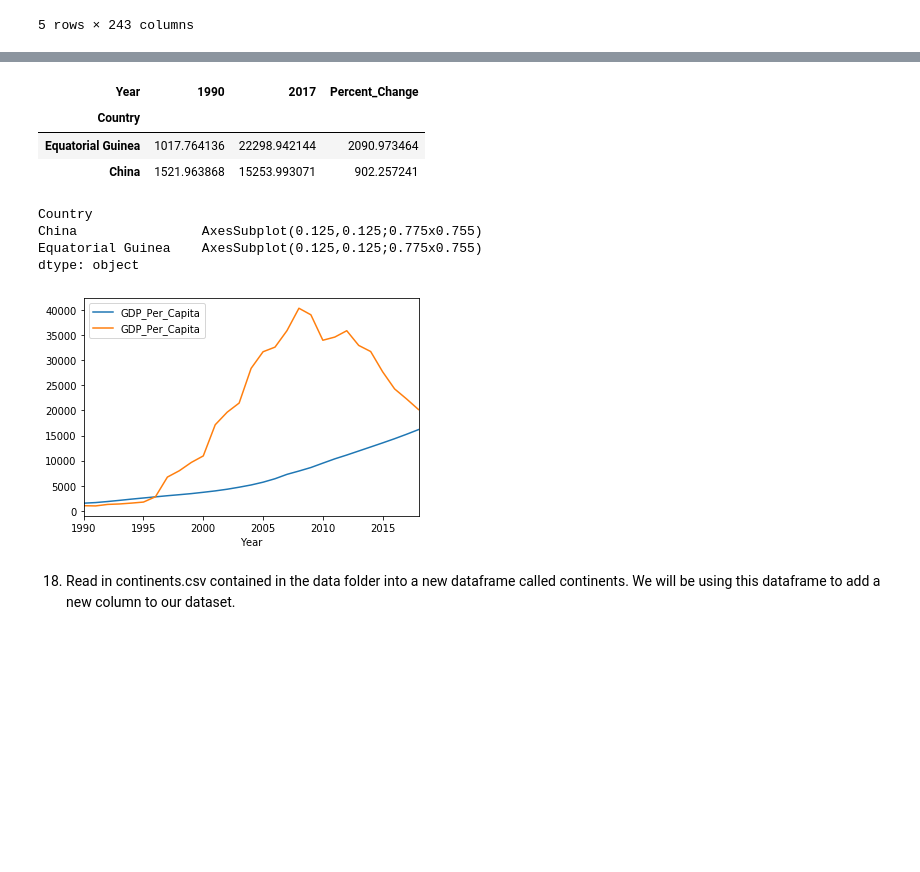
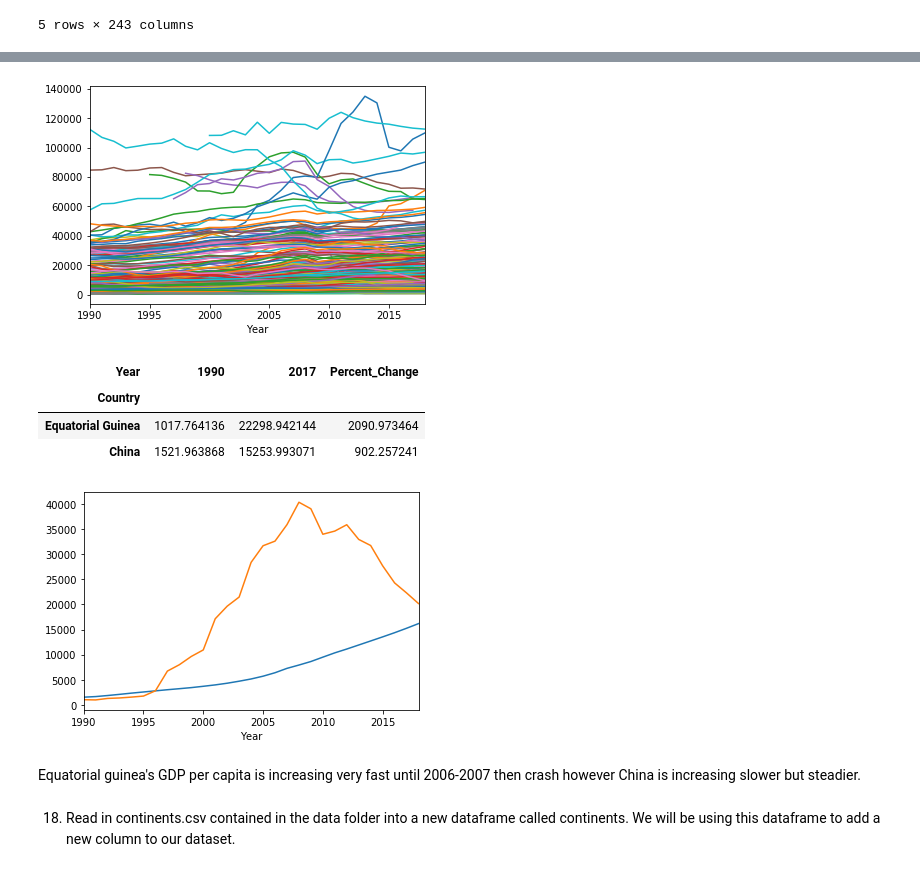
Before and after one commit to nss-data-science-cohort-4/dq1-undata-AmyLG, a Jupyter notebook: notebooks/UN_Data_Exploration.ipynb, the cells around one changed output, grey strips where cells are left out. Drawn from its saved outputs; the diff is of its cells as text; code cells hidden in the pictures; blank space fills up the shorter version.

```diff
--- a/notebooks/UN_Data_Exploration.ipynb
+++ b/notebooks/UN_Data_Exploration.ipynb
@@ -330,3 +320,8 @@ plt.show()
+# %%
+gdp_pivoted_on_year.plot(kind = 'line', legend=False);
+#plt.show()
+# %% [output]
+[figure, added]
 # %%
 gdp_pivoted.nlargest(2, 'Percent_Change')
 # %% [output]
@@ -335,13 +330,11 @@ gdp_pivoted.nlargest(2, 'Percent_Change')
 | Equatorial Guinea | 1017.764136 | 22298.942144 | 2090.973464 |
 | China | 1521.963868 | 15253.993071 | 902.257241 |
 # %%
-gdp_df_large = gdp_df.loc[gdp_df['Country'].isin(['China', 'Equatorial Guinea'])]
+gdp_df_large = gdp_df.loc[gdp_df['Country'].isin(['Equatorial Guinea', 'China'])]
 fig, ax =plt.subplots()
-gdp_df_large.groupby('Country').plot(x='Year', y='GDP_Per_Capita', ax=ax, legend=True)
+gdp_df_large.groupby('Country').plot(x='Year', y='GDP_Per_Capita', ax=ax, legend=False);
 # %% [output]
-Country
-China                AxesSubplot(0.125,0.125;0.775x0.755)
-Equatorial Guinea    AxesSubplot(0.125,0.125;0.775x0.755)
-dtype: object
-[figure, old version]
+[figure, new version]
+# %% [markdown]
+Equatorial guinea's GDP per capita is increasing very fast until 2006-2007 then crash however China is increasing slower but steadier.
 # %%
```
Also changed, not shown: parts of 43 cells of this notebook.
